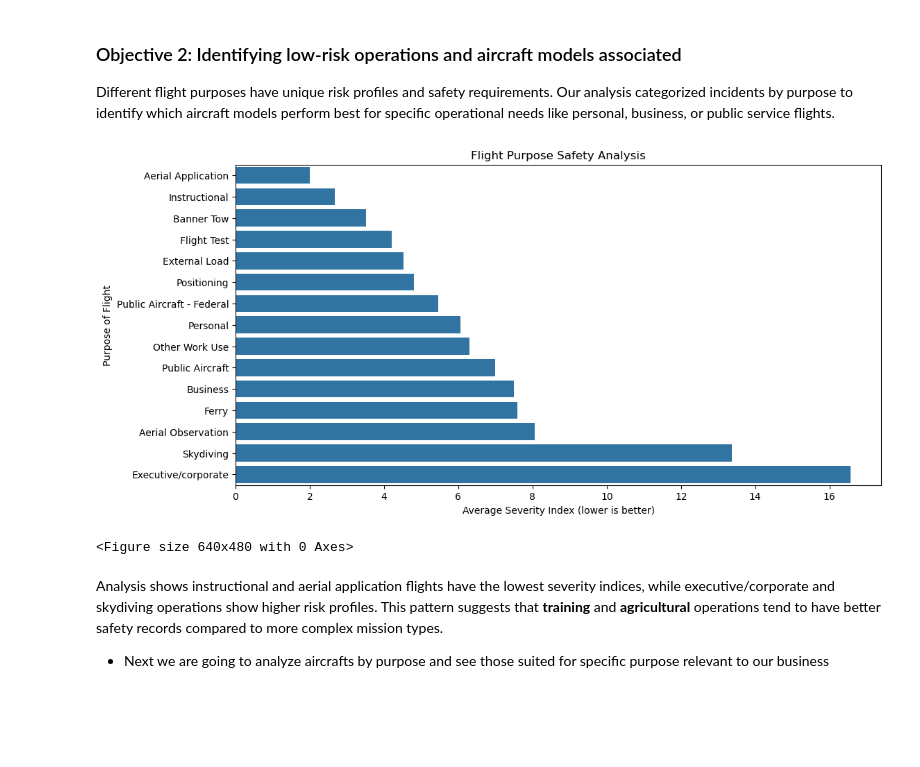
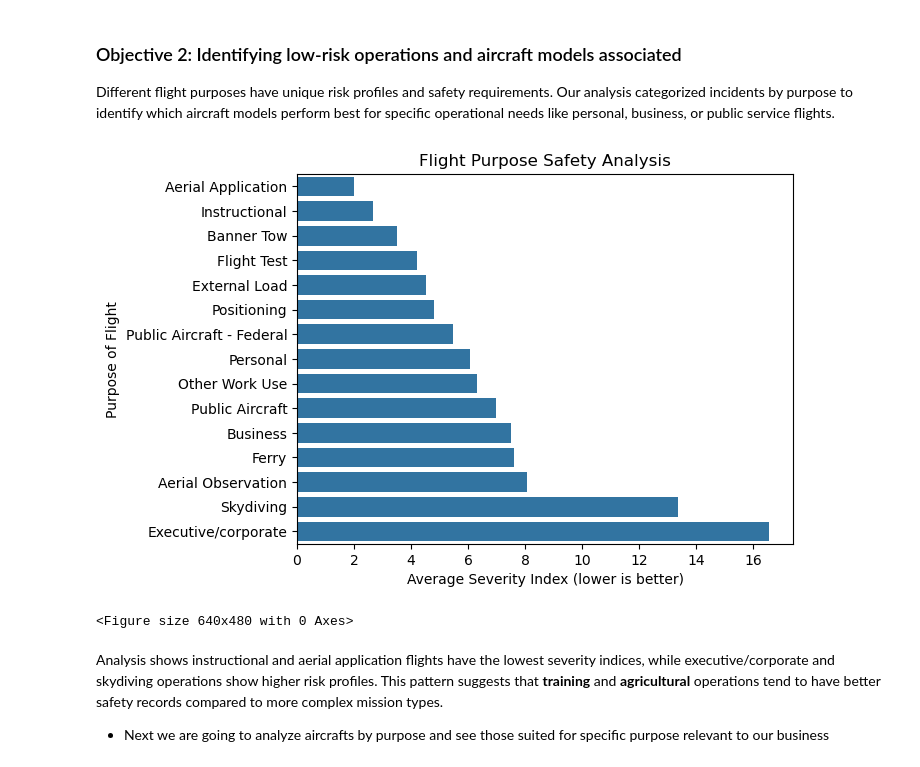
Before and after one commit to lewismwaki/aviation_accidents_analysis, a Jupyter notebook: aviation_accidents_analysis.ipynb, the cells around one changed output. Drawn from its saved outputs; the diff is of its cells as text; code cells hidden in the pictures; blank space fills up the shorter version.

```diff
--- a/aviation_accidents_analysis.ipynb
+++ b/aviation_accidents_analysis.ipynb
@@ -502,23 +499,22 @@ Different flight purposes have unique risk profiles and safety requirements. Our
 # %%
 purpose_safety = df.groupby('Purpose.of.flight').agg({
     'Event.Id': 'count',
     'Severity.Index': 'mean',
     'Total.Injury.Rate': 'mean'
 }).sort_values('Severity.Index')
 
 purpose_safety = purpose_safety[(purpose_safety['Event.Id'] >= 100) &
     (purpose_safety.index != 'Unknown')].sort_values('Severity.Index')
 
-plt.figure(figsize=(12, 6))
 sns.barplot(x='Severity.Index', y=purpose_safety.index, data=purpose_safety)
 plt.title('Flight Purpose Safety Analysis')
 plt.xlabel('Average Severity Index (lower is better)')
 plt.ylabel('Purpose of Flight')
 plt.show()
 plt.savefig('./images/Severity.Index_vs_Purpose.png')
 plt.tight_layout()
 # %% [output]
-[figure, old version]
+[figure, new version]
 <Figure size 640x480 with 0 Axes>
 # %% [markdown]
 Analysis shows instructional and aerial application flights have the lowest severity indices, while executive/corporate and skydiving operations show higher risk profiles. This pattern suggests that **training** and **agricultural** operations tend to have better safety records compared to more complex mission types.
```
Also changed, not shown: parts of 4 cells of this notebook, 5 other files.
